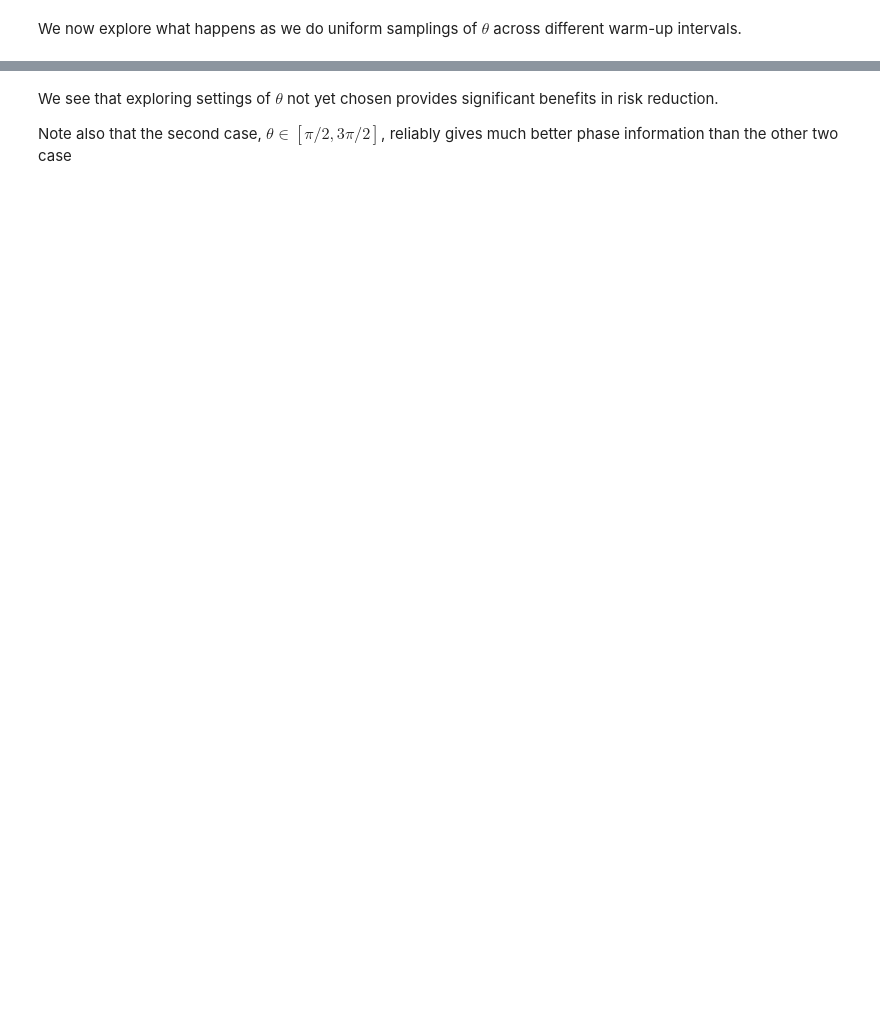
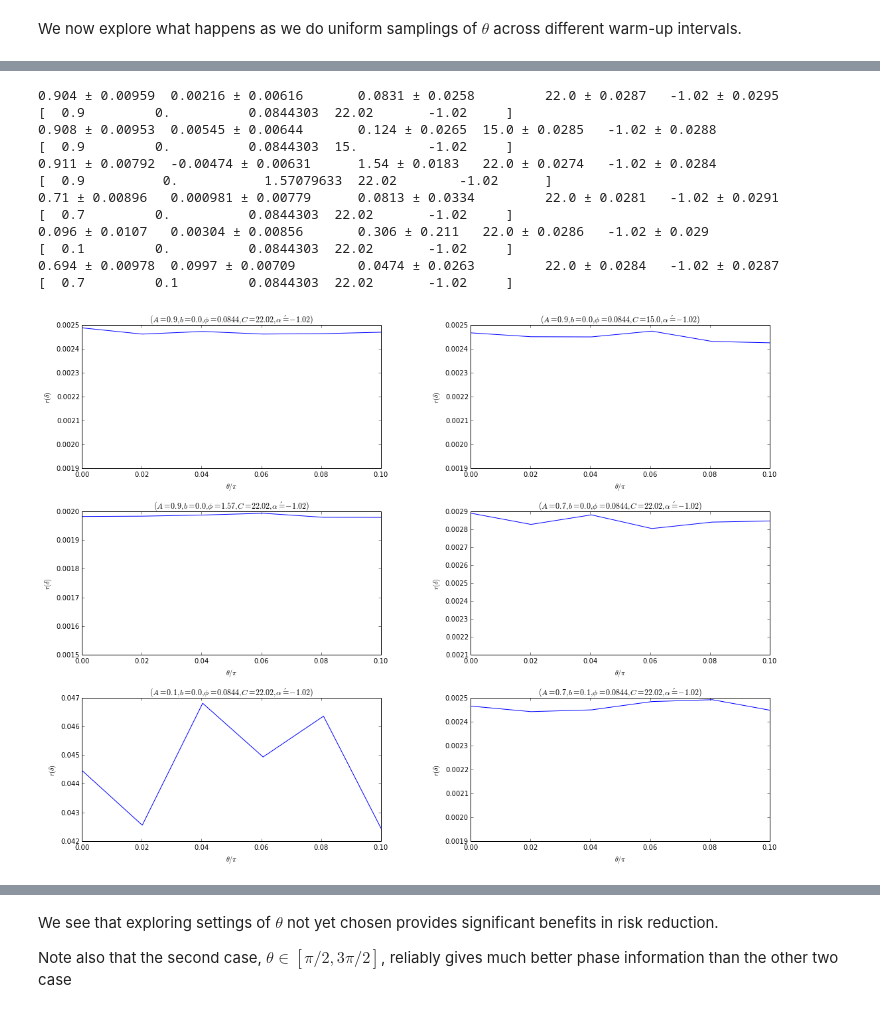
Before and after one commit to taalexander/Honours-Thesis, a Jupyter notebook: code/Adaptive Neutron Interferometry.ipynb, the cells around one changed output, grey strips where cells are left out. Saved outputs shown, nothing was run; the diff lists cells and outputs as text; code cells hidden in the pictures; blank space fills up the shorter version.

```diff
--- a/code/Adaptive Neutron Interferometry.ipynb
+++ b/code/Adaptive Neutron Interferometry.ipynb
@@ -349,7 +367,7 @@ def do_warmup_ex(n_particles=20000, theta_min=0, theta_max=TWO_PI, n_thetas=21,
     print(*true_modelparams_ex)
     return f_post, updater
 # %%
-def do_warmup_array(model,params,prior,n_particles=20000, theta_min=0, theta_max=TWO_PI, n_thetas=21, n_neutrons=10,hum=0.70,hum_std=0.01,temp=293.15,temp_std=0.5):
+def do_warmup_array(model,params,prior,n_particles=20000, theta_min=0, theta_max=np.pi/10, n_thetas=21, n_neutrons=10,hum=0.70,hum_std=0.01,temp=293.15,temp_std=0.5):
     updater = smc.SMCUpdater(model, n_particles, prior, resample_thresh=0.3)
     deltas = np.linspace(theta_min, theta_max, n_thetas)
     humidities = np.random.normal(hum,hum_std,n_thetas)
@@ -359,7 +377,7 @@ def do_warmup_array(model,params,prior,n_particles=20000, theta_min=0, theta_max
         experiment = np.array([(exparam+ (n_neutrons,))], dtype=model.expparams_dtype)
         datum = model.simulate_experiment(params, experiment)
         updater.update(datum, experiment)
-    f_post = plot_risks_array(updater,ylims=(0,10E-7))
+    f_post = plot_risks_array(updater)
     print(*[u"{:0.3} ± {:0.3}\t".format(mu, sigma) for mu, sigma in zip(updater.est_mean(), np.sqrt(np.diag(updater.est_covariance_mtx())))])
     print(*params)
     return f_post, updater
@@ -369,7 +387,7 @@ def make_array_warmup(model,trueparams,priors,num_particle=20000,theta_min=0, th
     fig,axes = subplots(nrows=int(math.ceil((float(len(priors)))/2)),ncols=2,figsize=(8,6))
 
     fig.tight_layout(pad=3.0,w_pad=3.0,h_pad=3.0)
-    for i,x,y in zip(range(0,len(priors)),trueparams,priors):
+    for i,x,y in zip(range(1,len(priors)+1),trueparams,priors):
         subplot(math.ceil((float(len(priors))))/2,2,i)
         f = do_warmup_array(model,x,y, num_particle,n_thetas=n_thetas,n_neutrons=n_neutrons)
         title(r'$(A={0},b={1},\phi={2:.3},C={3},\alpha\'={4})$'.format(*x[0]))
@@ -378,6 +396,20 @@ def make_array_warmup(model,trueparams,priors,num_particle=20000,theta_min=0, th
         savefig(save_file)
     show()
 # %%
-make_array_warmup(neutron_model_ex,true_modelparams_array,neutron_prior_arr,20000,n_thetas=2**15,n_neutrons=100,save_file="risks2.eps")
+make_array_warmup(neutron_model_ex,true_modelparams_array,neutron_prior_arr,20000,n_thetas=2**13,n_neutrons=100,save_file="risks2.eps")
+# %% [output]
+0.904 ± 0.00959  0.00216 ± 0.00616       0.0831 ± 0.0258         22.0 ± 0.0287   -1.02 ± 0.0295
+[  0.9         0.          0.0844303  22.02       -1.02     ]
+0.908 ± 0.00953  0.00545 ± 0.00644       0.124 ± 0.0265  15.0 ± 0.0285   -1.02 ± 0.0288
+[  0.9         0.          0.0844303  15.         -1.02     ]
+0.911 ± 0.00792  -0.00474 ± 0.00631      1.54 ± 0.0183   22.0 ± 0.0274   -1.02 ± 0.0284
+[  0.9          0.           1.57079633  22.02        -1.02      ]
+0.71 ± 0.00896   0.000981 ± 0.00779      0.0813 ± 0.0334         22.0 ± 0.0281   -1.02 ± 0.0291
+[  0.7         0.          0.0844303  22.02       -1.02     ]
+0.096 ± 0.0107   0.00304 ± 0.00856       0.306 ± 0.211   22.0 ± 0.0286   -1.02 ± 0.029
+[  0.1         0.          0.0844303  22.02       -1.02     ]
+0.694 ± 0.00978  0.0997 ± 0.00709        0.0474 ± 0.0263         22.0 ± 0.0284   -1.02 ± 0.0287
+[  0.7         0.1         0.0844303  22.02       -1.02     ]
+[figure, added]
 # %%
 f_ex, updater_warmup_ex = do_warmup_ex(n_thetas=21**2, n_neutrons=100)
```
Also changed, not shown: parts of 24 cells of this notebook, 12 other files.
